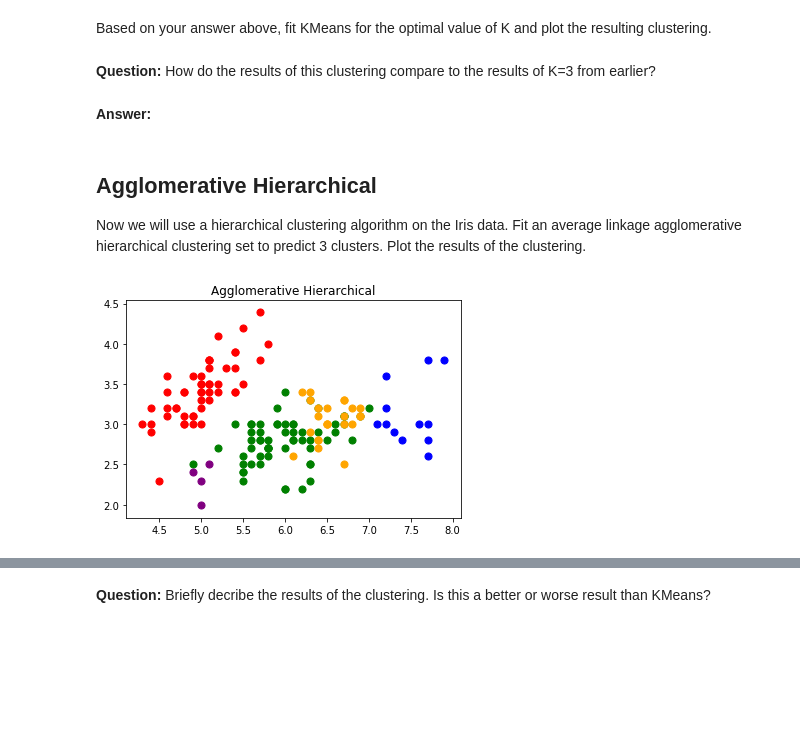
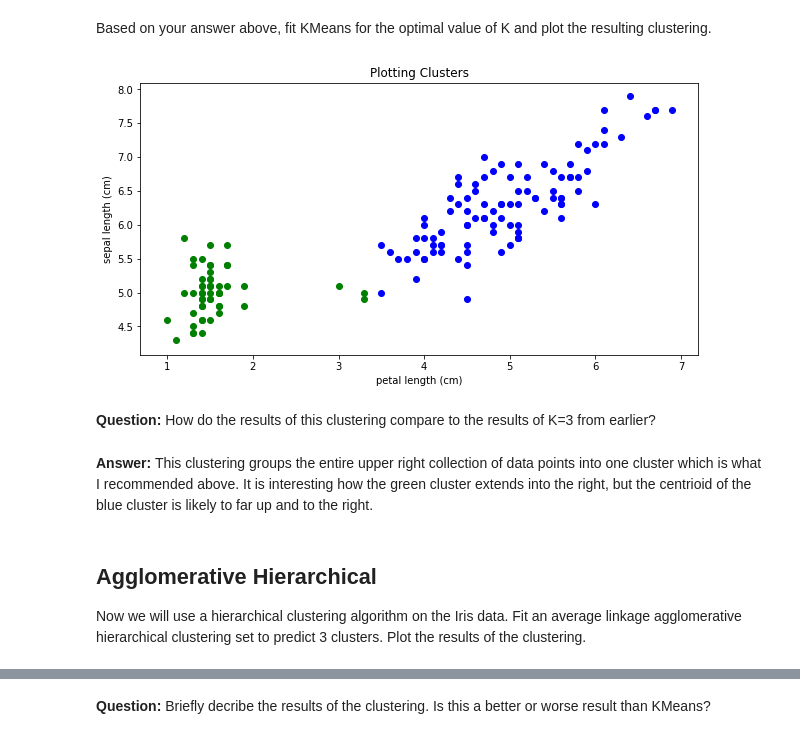
Before and after one commit to MuhammadM20/example-notebooks, a Jupyter notebook: UNIV_3360_Clustering_Homework.ipynb, the cells around one changed output, grey strips where cells are left out. Cells and saved outputs as stored; diff of their text form; code cells hidden in the pictures; blank space fills up the shorter version.

```diff
--- a/UNIV_3360_Clustering_Homework.ipynb
+++ b/UNIV_3360_Clustering_Homework.ipynb
@@ -117,24 +130,19 @@ for n in range(1, 10):
 # %% [markdown]
 Based on your answer above, fit KMeans for the optimal value of K and plot the resulting clustering.
+# %%
+k_means = KMeans(n_clusters=2, random_state=4)
+k_means.fit(X_iris)
+
+k_means_labels = k_means.labels_
+
+plot_cluster(data, k_means_labels, "Plotting Clusters")
+# %% [output]
+[figure, added]
 # %% [markdown]
 **Question:** How do the results of this clustering compare to the results of K=3 from earlier?
-# %% [markdown]
-**Answer:**
+# %% [markdown]
+**Answer:** This clustering groups the entire upper right collection of data points into one cluster which is what I recommended above. It is interesting how the green cluster extends into the right, but the centrioid of the blue cluster is likely to far up and to the right.
 # %% [markdown]
 ## Agglomerative Hierarchical
 
 Now we will use a hierarchical clustering algorithm on the Iris data. Fit an average linkage agglomerative hierarchical clustering set to predict 3 clusters. Plot the results of the clustering.
-# %%
-model = AgglomerativeClustering(n_clusters=5, affinity='euclidean', linkage='average')
-model.fit(X_iris)
-labels = model.labels_
-
-plt.scatter(X_iris[labels==0, 0], X_iris[labels==0, 1], s=50, marker='o', color='red')
-plt.scatter(X_iris[labels==1, 0], X_iris[labels==1, 1], s=50, marker='o', color='blue')
-plt.scatter(X_iris[labels==2, 0], X_iris[labels==2, 1], s=50, marker='o', color='green')
-plt.scatter(X_iris[labels==3, 0], X_iris[labels==3, 1], s=50, marker='o', color='purple')
-plt.scatter(X_iris[labels==4, 0], X_iris[labels==4, 1], s=50, marker='o', color='orange')
-plt.title("Agglomerative Hierarchical")
-plt.show()
-# %% [output]
-[figure, removed]
```
Also changed, not shown: parts of 11 cells of this notebook.
